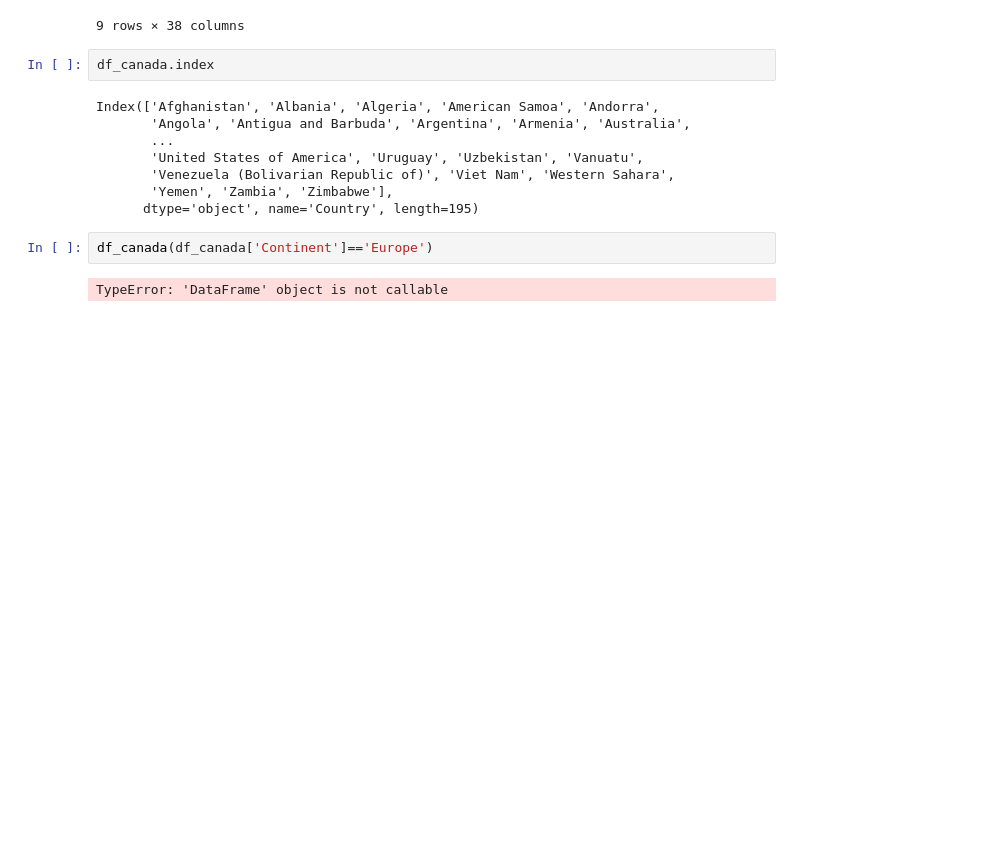
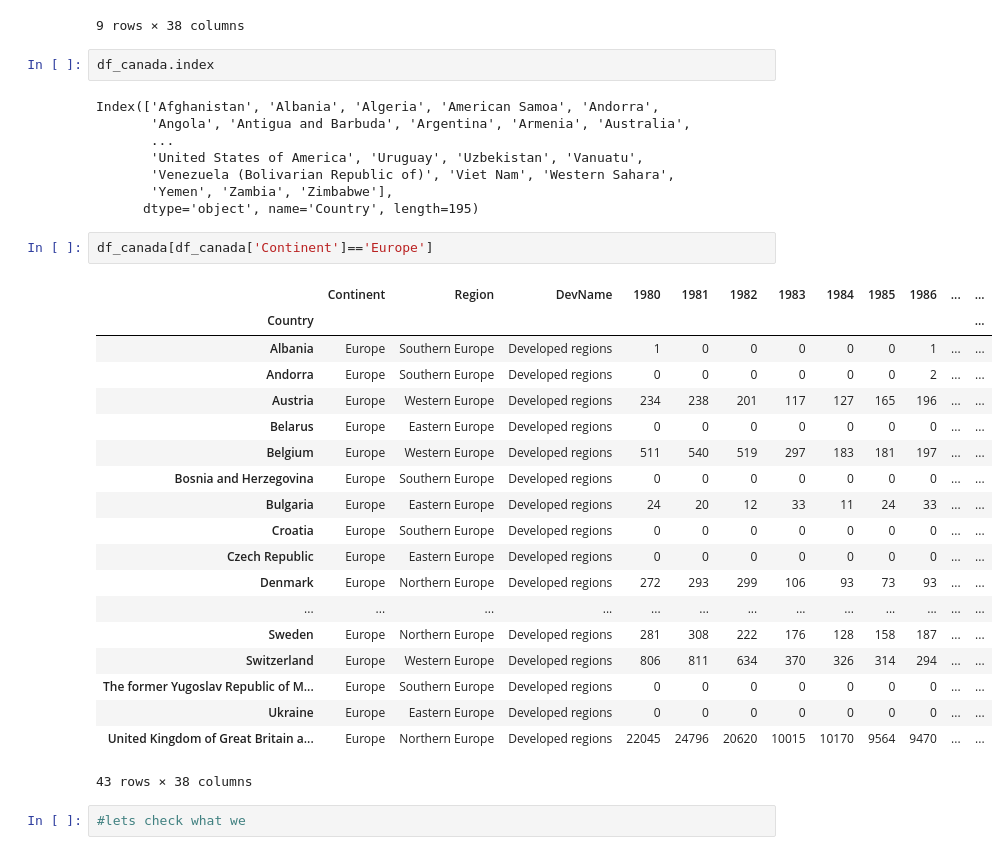
Before and after one commit to HridoyAlam/Data_Science, a Jupyter notebook: Exproling_dataset_with_pandas.ipynb, the cells around one changed output. Drawn from its saved outputs; the diff is of its cells as text; blank space fills up the shorter version.

```diff
--- a/Exproling_dataset_with_pandas.ipynb
+++ b/Exproling_dataset_with_pandas.ipynb
@@ -416,6 +416,26 @@ Index(['Afghanistan', 'Albania', 'Algeria', 'American Samoa', 'Andorra',
        'Yemen', 'Zambia', 'Zimbabwe'],
       dtype='object', name='Country', length=195)
 # %%
-df_canada(df_canada['Continent']=='Europe')
+df_canada[df_canada['Continent']=='Europe']
 # %% [output]
+|  | Continent | Region | DevName | 1980 | 1981 | 1982 | 1983 | 1984 | 1985 | 1986 | ... | ... |
+| Country |  |  |  |  |  |  |  |  |  |  |  | ... |
+| Albania | Europe | Southern Europe | Developed regions | 1 | 0 | 0 | 0 | 0 | 0 | 1 | ... | ... |
+| Andorra | Europe | Southern Europe | Developed regions | 0 | 0 | 0 | 0 | 0 | 0 | 2 | ... | ... |
+| Austria | Europe | Western Europe | Developed regions | 234 | 238 | 201 | 117 | 127 | 165 | 196 | ... | ... |
+| Belarus | Europe | Eastern Europe | Developed regions | 0 | 0 | 0 | 0 | 0 | 0 | 0 | ... | ... |
+| Belgium | Europe | Western Europe | Developed regions | 511 | 540 | 519 | 297 | 183 | 181 | 197 | ... | ... |
+| Bosnia and Herzegovina | Europe | Southern Europe | Developed regions | 0 | 0 | 0 | 0 | 0 | 0 | 0 | ... | ... |
+| Bulgaria | Europe | Eastern Europe | Developed regions | 24 | 20 | 12 | 33 | 11 | 24 | 33 | ... | ... |
+| Croatia | Europe | Southern Europe | Developed regions | 0 | 0 | 0 | 0 | 0 | 0 | 0 | ... | ... |
+| Czech Republic | Europe | Eastern Europe | Developed regions | 0 | 0 | 0 | 0 | 0 | 0 | 0 | ... | ... |
+| Denmark | Europe | Northern Europe | Developed regions | 272 | 293 | 299 | 106 | 93 | 73 | 93 | ... | ... |
+| ... | ... | ... | ... | ... | ... | ... | ... | ... | ... | ... | ... | ... |
+| Sweden | Europe | Northern Europe | Developed regions | 281 | 308 | 222 | 176 | 128 | 158 | 187 | ... | ... |
+| Switzerland | Europe | Western Europe | Developed regions | 806 | 811 | 634 | 370 | 326 | 314 | 294 | ... | ... |
+| The former Yugoslav Republic of M... | Europe | Southern Europe | Developed regions | 0 | 0 | 0 | 0 | 0 | 0 | 0 | ... | ... |
+| Ukraine | Europe | Eastern Europe | Developed regions | 0 | 0 | 0 | 0 | 0 | 0 | 0 | ... | ... |
+| United Kingdom of Great Britain a... | Europe | Northern Europe | Developed regions | 22045 | 24796 | 20620 | 10015 | 10170 | 9564 | 9470 | ... | ... |
-TypeError: 'DataFrame' object is not callable
+43 rows × 38 columns
+# %%
+#lets check what we
```
